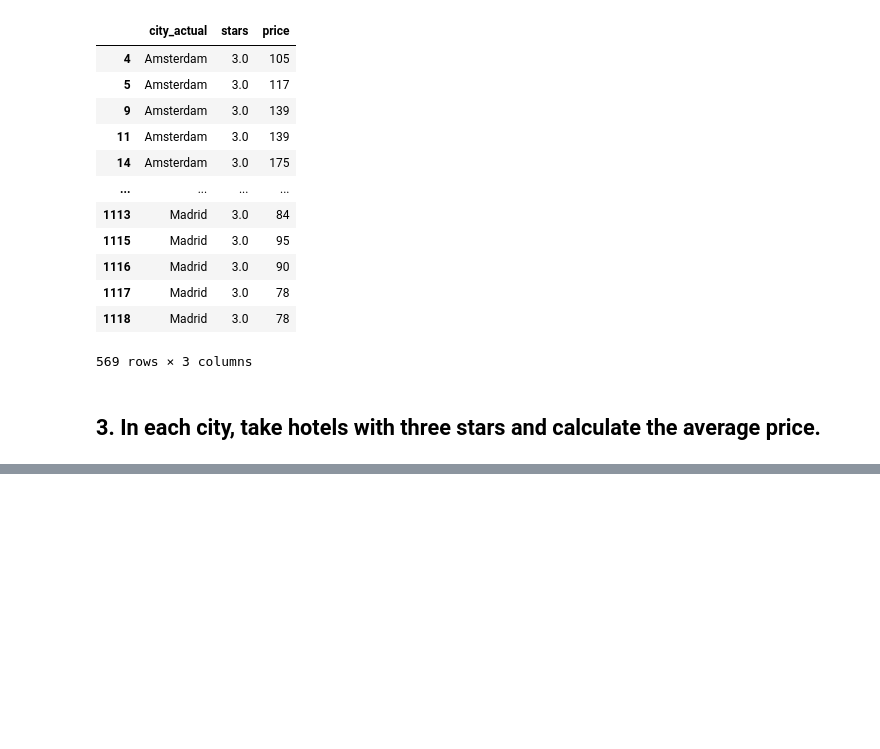
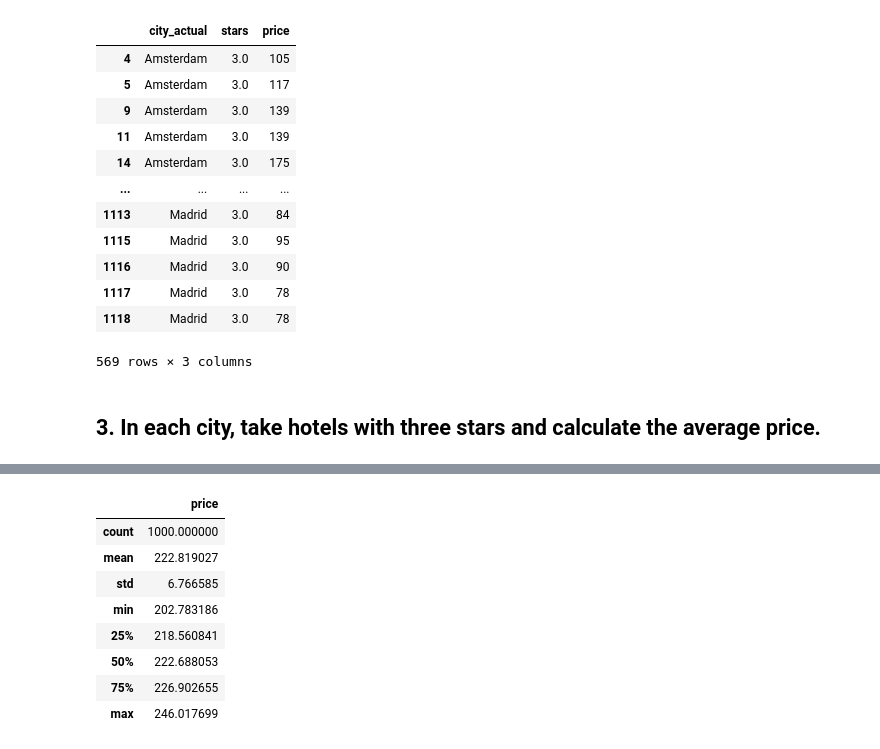
Before and after one commit to felipesebben/bk_data_analysis_studies, a Jupyter notebook: da_data_exercises/ch05-generalizing_from_data/03-hotels_europe/03-hotels_europe_std_error.ipynb, the cells around one changed output, grey strips where cells are left out. Saved outputs shown, nothing was run; the diff lists cells and outputs as text; code cells hidden in the pictures; blank space fills up the shorter version.

```diff
--- a/da_data_exercises/ch05-generalizing_from_data/03-hotels_europe/03-hotels_europe_std_error.ipynb
+++ b/da_data_exercises/ch05-generalizing_from_data/03-hotels_europe/03-hotels_europe_std_error.ipynb
@@ -224,0 +307,12 @@ ggplot(hotels_amsterdam, aes("price")) + geom_histogram(
+# %%
+ams_mean_df.describe()
+# %% [output]
+|  | price |
+| count | 1000.000000 |
+| mean | 222.819027 |
+| std | 6.766585 |
+| min | 202.783186 |
+| 25% | 218.560841 |
+| 50% | 222.688053 |
+| 75% | 226.902655 |
+| max | 246.017699 |
```
Also changed, not shown: parts of 27 cells of this notebook.
